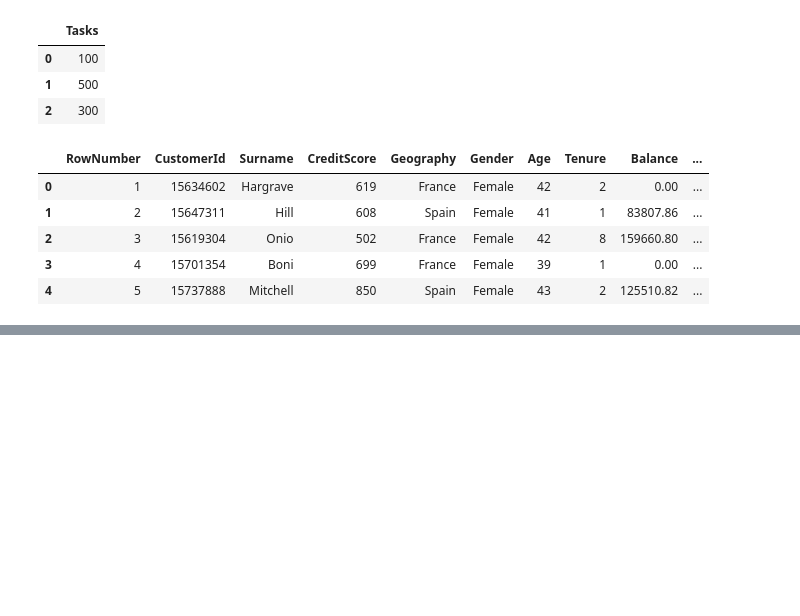
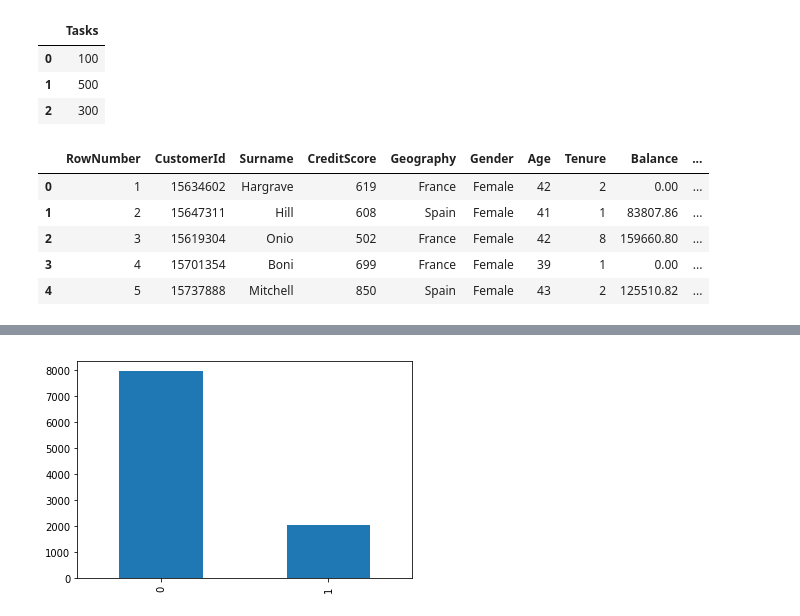
Before and after one commit to omonuj/Python-for-data-science, a Jupyter notebook: Matplotlib.ipynb, the cells around one changed output, grey strips where cells are left out. Cells and saved outputs as stored; diff of their text form; code cells hidden in the pictures; blank space fills up the shorter version.

```diff
--- a/Matplotlib.ipynb
+++ b/Matplotlib.ipynb
@@ -93,0 +115,4 @@ churn_df.head(5)
+# %%
+churn_df['Exited'].value_counts().plot(kind='bar');
+# %% [output]
+[figure, added]
```
Also changed, not shown: parts of 4 cells of this notebook.
